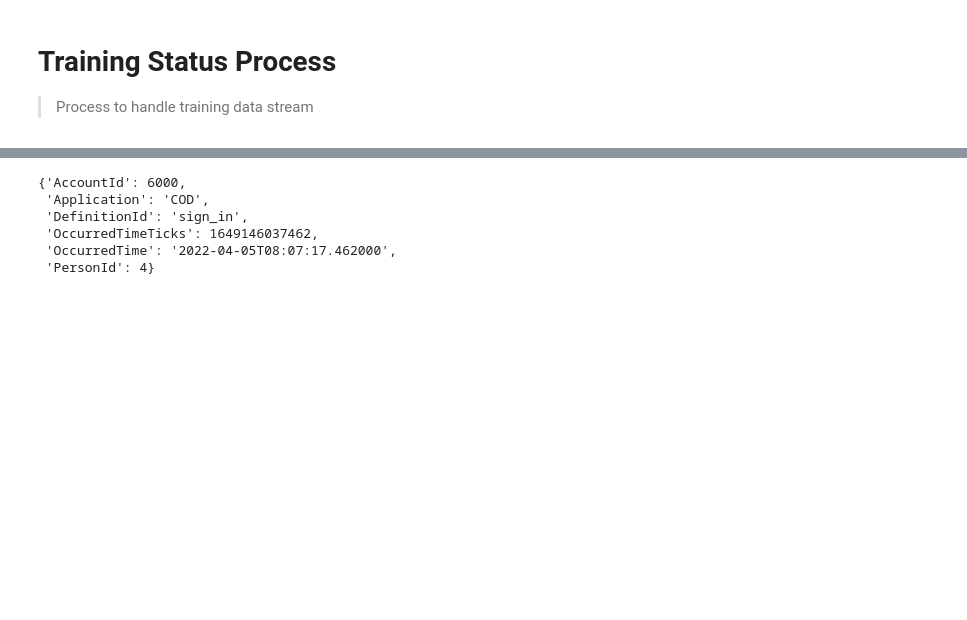
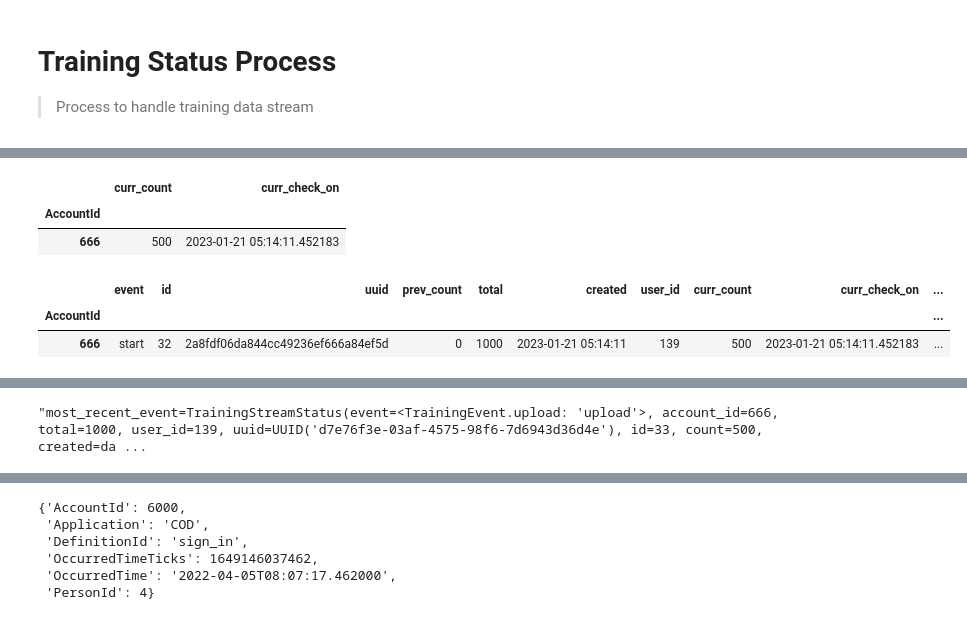
Before and after one commit to airtai/airt-service, a Jupyter notebook: notebooks/Training_Status_Process.ipynb, the cells around one changed output, grey strips where cells are left out. Drawn from its saved outputs; the diff is of its cells as text; code cells hidden in the pictures; blank space fills up the shorter version.

```diff
--- a/notebooks/Training_Status_Process.ipynb
+++ b/notebooks/Training_Status_Process.ipynb
@@ -347,0 +256,19 @@ with get_session_with_context() as session:
+# %%
+# | export
+
+
+def get_user(username: str, session: Session) -> Optional[User]:
+    """Get the user object for the given username
+
+    Args:
+        username: Username as a string
+
+    Returns:
+        The user object if username is valid else None
+    """
+
+    return session.exec(select(User).where(User.username == username)).one()
+# %%
+with get_session_with_context() as session:
+    actual = get_user(username=test_username, session=session)
+    assert actual.username == test_username
@@ -347,0 +313,54 @@ with get_session_with_context() as session:
+# %%
+display(test_recent_events_df)
+test_ch_df = pd.DataFrame(
+    {
+        "curr_count": [500],
+        "AccountId": 666,
+        "curr_check_on": [datetime.utcnow()],
+    }
+).set_index("AccountId")
+display(test_ch_df)
+
+merged = pd.merge(test_recent_events_df, test_ch_df, on="AccountId")
+merged["action"] = np.where(
+    merged["curr_count"] != merged["prev_count"],
+    "upload",
+    np.where(
+        merged["curr_check_on"] - merged["created"] > pd.Timedelta(seconds=10),
+        "end",
+        None,
+    ),
+)
+display(merged)
+
+dummy_fast_kafka_api = FastKafkaAPI(FastAPI())
+
+
+async def dummy_to_infobip_training_data_status(*args, **kwargs):
+    logger.info("from dummy func for to_infobip_training_data_status")
+
+
+dummy_fast_kafka_api.to_infobip_training_data_status = (
+    dummy_to_infobip_training_data_status
+)
+
+with get_session_with_context() as session:
+    user = session.exec(select(User).where(User.username == test_username)).one()
+
+    for index, row in merged.iterrows():
+
+        await process_row(
+            row, user=user, session=session, fast_kafka_api_app=dummy_fast_kafka_api
+        )
+
+    most_recent_event = session.exec(
+        select(TrainingStreamStatus)
+        .where(TrainingStreamStatus.user == user)
+        #         .where(TrainingStreamStatus.account_id == 666)
+        .order_by(TrainingStreamStatus.id.desc())
+        .limit(1)
+    ).one()
+    display(f"{most_recent_event=}")
+    assert most_recent_event.account_id == 666
+    assert most_recent_event.event == "upload"
+# %% [output]
@@ -347,0 +370,6 @@ with get_session_with_context() as session:
+|  | curr_count | curr_check_on |
+| AccountId |  |  |
+| 666 | 500 | 2023-01-21 05:14:11.452183 |
+|  | event | id | uuid | prev_count | total | created | user_id | curr_count | curr_check_on | ... |
+| AccountId |  |  |  |  |  |  |  |  |  | ... |
+| 666 | start | 32 | 2a8fdf06da844cc49236ef666a84ef5d | 0 | 1000 | 2023-01-21 05:14:11 | 139 | 500 | 2023-01-21 05:14:11.452183 | ... |
@@ -347,0 +377 @@ with get_session_with_context() as session:
+"most_recent_event=TrainingStreamStatus(event=<TrainingEvent.upload: 'upload'>, account_id=666, total=1000, user_id=139, uuid=UUID('d7e76f3e-03af-4575-98f6-7d6943d36d4e'), id=33, count=500, created=da ...
```
Also changed, not shown: parts of 19 cells of this notebook, 16 other files.
